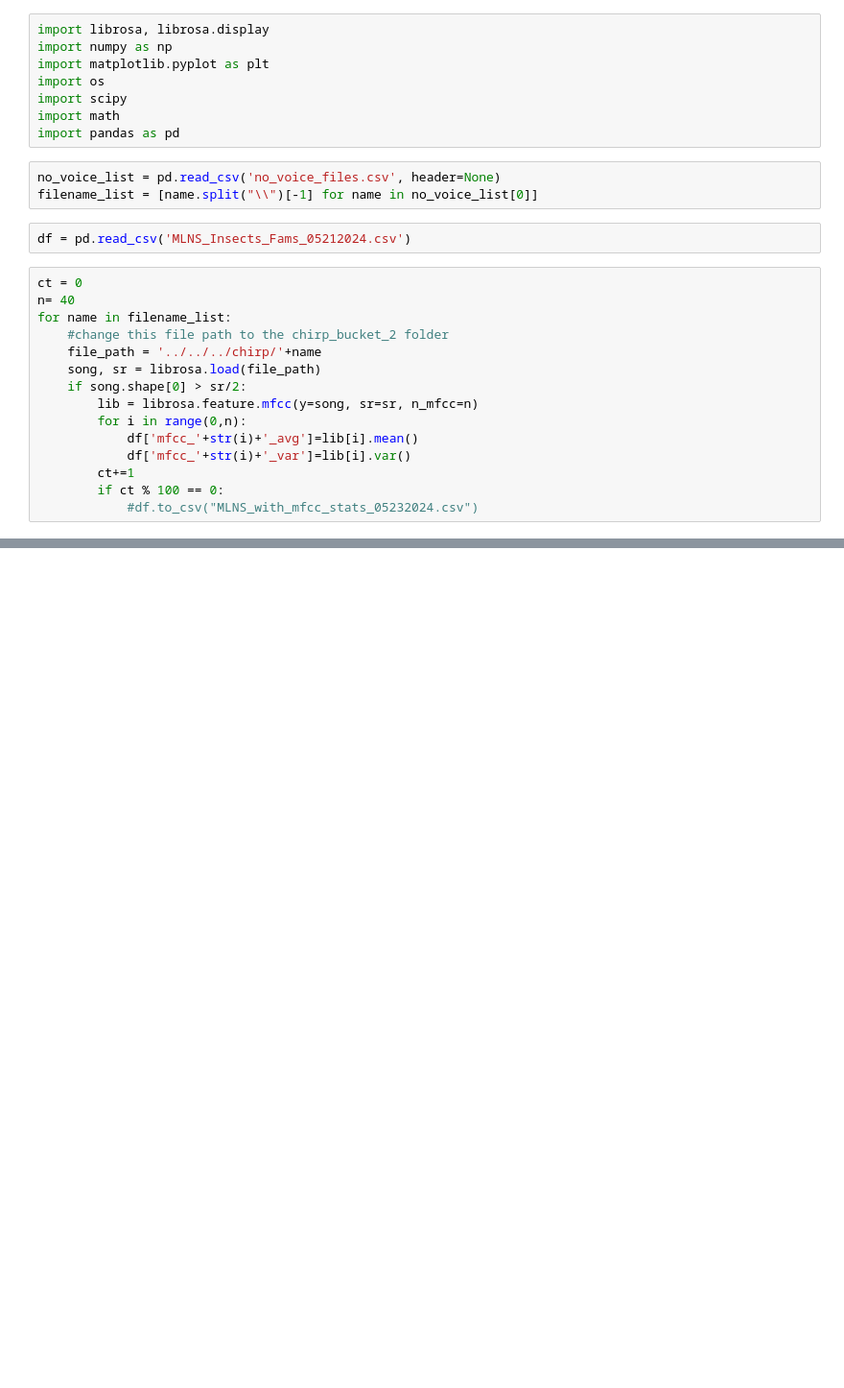
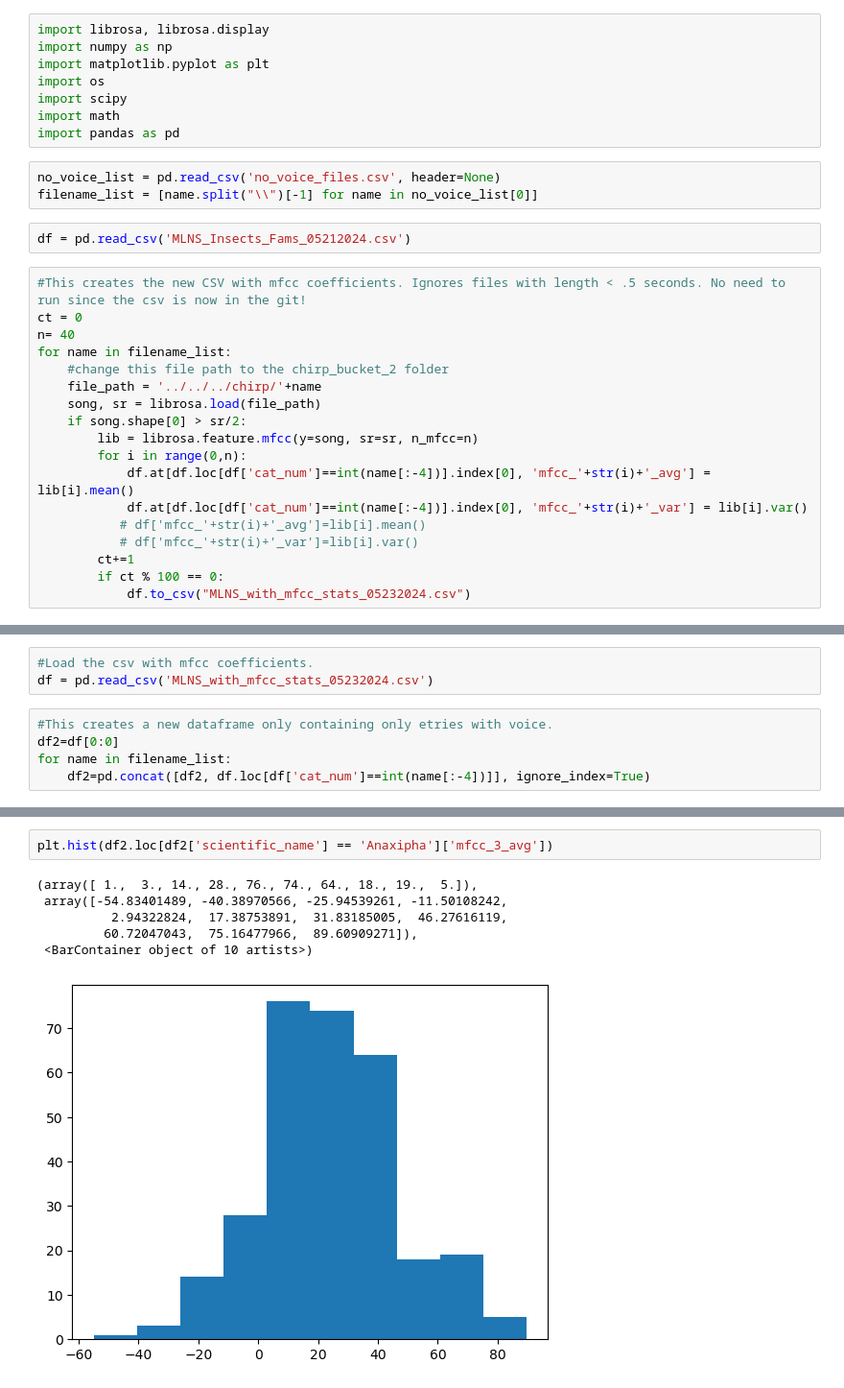
Before and after one commit to andrewcmerwin/ChirpChecker, a Jupyter notebook: MFCC_average_and_variance.ipynb, the cells around one changed output, grey strips where cells are left out. Shown at 96% size. Drawn from its saved outputs; the diff is of its cells as text; blank space fills up the shorter version.

Commit message:
corrected mfcc avg and variance calculations

```diff
--- a/MFCC_average_and_variance.ipynb
+++ b/MFCC_average_and_variance.ipynb
@@ -12,6 +12,7 @@ filename_list = [name.split("\\")[-1] for name in no_voice_list[0]]
 # %%
 df = pd.read_csv('MLNS_Insects_Fams_05212024.csv')
 # %%
+#This creates the new CSV with mfcc coefficients. Ignores files with length < .5 seconds. No need to run since the csv is now in the git!
 ct = 0
 n= 40
 for name in filename_list:
@@ -21,8 +22,10 @@ for name in filename_list:
     if song.shape[0] > sr/2:
         lib = librosa.feature.mfcc(y=song, sr=sr, n_mfcc=n)
         for i in range(0,n):
-            df['mfcc_'+str(i)+'_avg']=lib[i].mean()
-            df['mfcc_'+str(i)+'_var']=lib[i].var()
+            df.at[df.loc[df['cat_num']==int(name[:-4])].index[0], 'mfcc_'+str(i)+'_avg'] = lib[i].mean()
+            df.at[df.loc[df['cat_num']==int(name[:-4])].index[0], 'mfcc_'+str(i)+'_var'] = lib[i].var()
+           # df['mfcc_'+str(i)+'_avg']=lib[i].mean()
+           # df['mfcc_'+str(i)+'_var']=lib[i].var()
         ct+=1
         if ct % 100 == 0:
-            #df.to_csv("MLNS_with_mfcc_stats_05232024.csv")
+            df.to_csv("MLNS_with_mfcc_stats_05232024.csv")
@@ -48,0 +32,8 @@ for name in filename_list:
+# %%
+#Load the csv with mfcc coefficients.
+df = pd.read_csv('MLNS_with_mfcc_stats_05232024.csv')
+# %%
+#This creates a new dataframe only containing only etries with voice.
+df2=df[0:0]
+for name in filename_list:
+    df2=pd.concat([df2, df.loc[df['cat_num']==int(name[:-4])]], ignore_index=True)
@@ -48,0 +56,9 @@ for name in filename_list:
+# %%
+plt.hist(df2.loc[df2['scientific_name'] == 'Anaxipha']['mfcc_3_avg'])
+# %% [output]
+(array([ 1.,  3., 14., 28., 76., 74., 64., 18., 19.,  5.]),
+ array([-54.83401489, -40.38970566, -25.94539261, -11.50108242,
+          2.94322824,  17.38753891,  31.83185005,  46.27616119,
+         60.72047043,  75.16477966,  89.60909271]),
+ <BarContainer object of 10 artists>)
+[figure, added]
```
Also changed, not shown: parts of 6 cells of this notebook, 1 other file.
